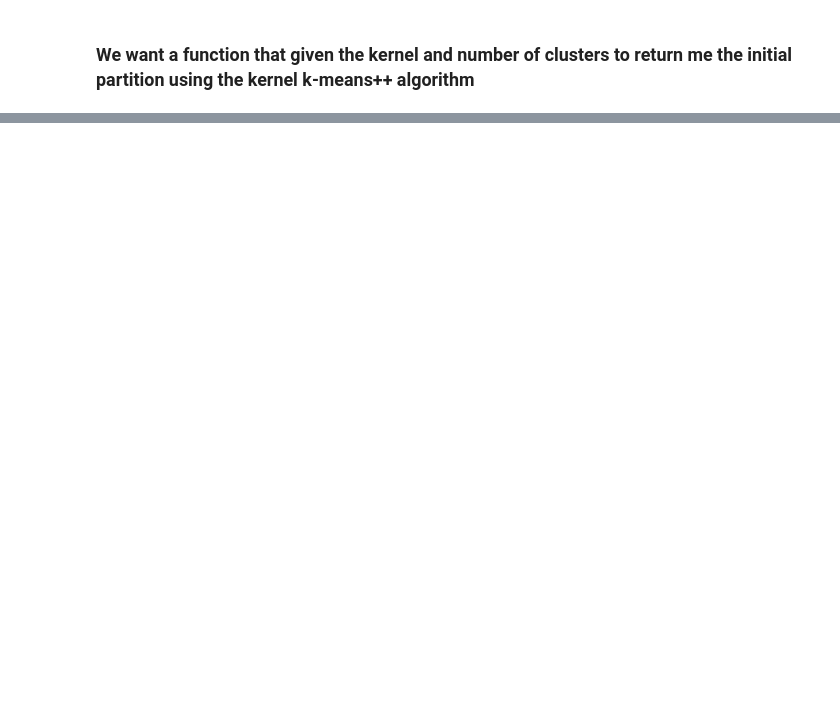
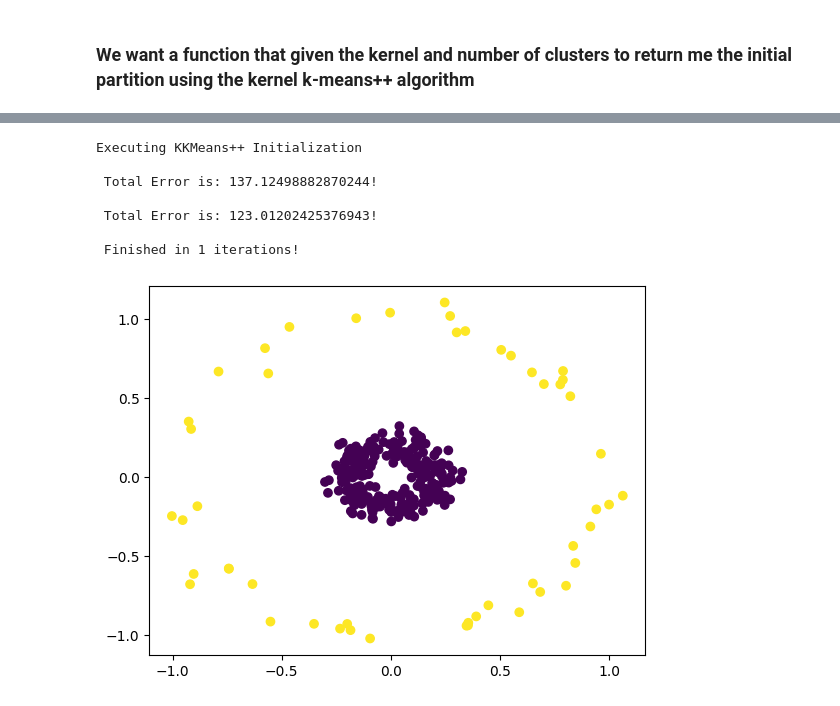
Before and after one commit to gvardakas/global-kernel-k-means-pp, a Jupyter notebook: Kernel k-means.ipynb, the cells around one changed output, grey strips where cells are left out. Cells and saved outputs as stored; diff of their text form; code cells hidden in the pictures; blank space fills up the shorter version.

```diff
--- a/Kernel k-means.ipynb
+++ b/Kernel k-means.ipynb
@@ -2,14 +2,15 @@
 import numpy as np
 
 from sklearn.cluster import KMeans
-from sklearn.datasets import make_circles
+from sklearn.datasets import make_circles, make_moons
 from sklearn.metrics.pairwise import pairwise_kernels
 from sklearn.preprocessing import LabelEncoder
+from sklearn.utils.validation import check_random_state
 
 from tslearn.clustering import KernelKMeans
 
-import random
 import matplotlib.pyplot as plt
+rs = check_random_state(42)
 # %%
 seed = 42
 n_samples = 500
@@ -75,25 +81,34 @@ def calculate_minimum_distances_from_centers_and_partition(centers_indices, kern
 def scale_partition(partition):
     return LabelEncoder().fit_transform(partition)
 
-def calculate_initial_partition(K, X, kernel_matrix):
+def calculate_initial_partition_with_kkmeans_pp(K, X, kernel_matrix):
     centers_indices = []
     n_samples = X.shape[0]
     kernel_distances_between_points = np.zeros((n_samples, n_samples))
 
-    i = 0
-    while i < K:
+    for i in range(K):
         if i != 0:
             centers_indices.append(select_next_center_index(centers_indices, probabilities))
         else:
             centers_indices.append(get_initial_center_index(X))
-        #print(f"\n {i} Center Finding Procedure")
-        #print(f"\n centers_indices are: {centers_indices}")
+
         kernel_distances_between_points = calculate_kernel_distances_between_points(centers_indices[i], centers_indices, X, kernel_matrix, kernel_distances_between_points)
-        #print(f"\n new kernel_distances_between_points are: {kernel_distances_between_points}")
         minimum_distances, partition = calculate_minimum_distances_from_centers_and_partition(centers_indices, kernel_distances_between_points)
-        #print(f"\n minimum_distances are: {minimum_distances} and partition is: {partition}")
         probabilities = calculate_points_probabilities_to_be_selected(minimum_distances)
-        i += 1
 
     return centers_indices, partition
+
+def calculate_initial_partition(K, X, kernel_matrix, method):
+    if method == 'KKmeans++':
+        print("Executing KKMeans++ Initialization")
+        centers_indices, partition = calculate_initial_partition_with_kkmeans_pp(K, X, kernel_matrix)
+    elif method == 'Froggy':
+        print("Executing Froggy Initialization")
+        partition = rs.randint(K, size=X.shape[0])
+        centers_indices = np.unique(partition)
+    elif method == 'case3':
+        print("Executing code for case3")
+    else:
+       print("Error!")
+    return centers_indices, partition
 # %%
@@ -189,0 +170,11 @@ Finished in 5 iteration!
+# %%
+kernel_kmeans_pp(X, 2, kernel_matrix, n_init=1, method='KKmeans++')
+# %% [output]
+Executing KKMeans++ Initialization
+
+ Total Error is: 137.12498882870244!
+
+ Total Error is: 123.01202425376943!
+
+ Finished in 1 iterations!
+[figure, added]
```
Also changed, not shown: parts of 8 cells of this notebook.
